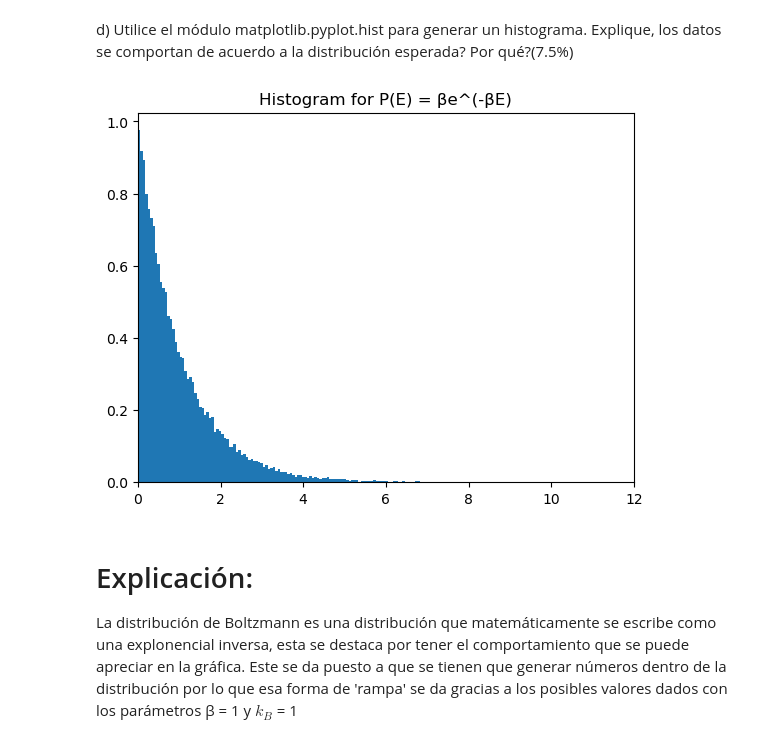
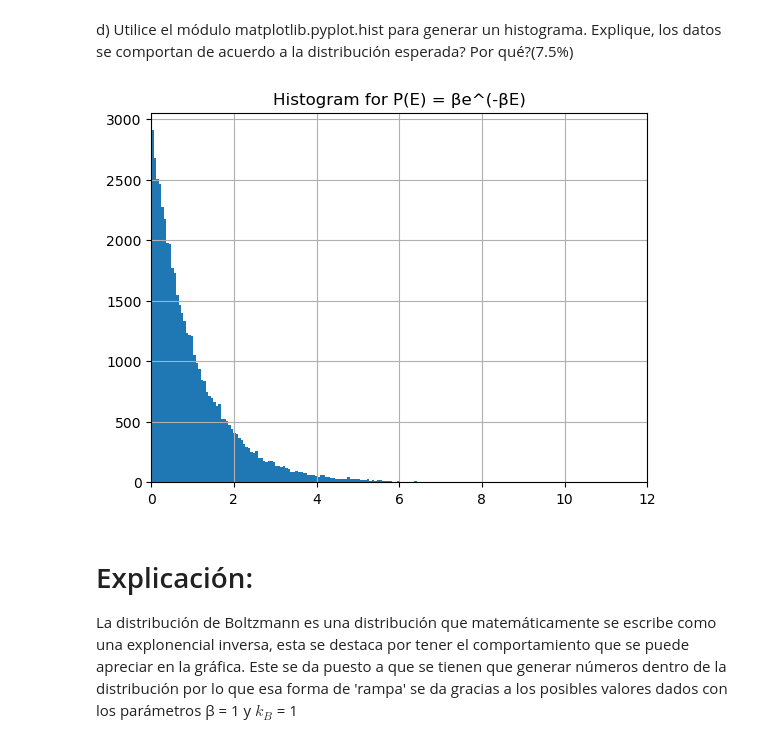
Before and after one commit to davidggonz/ComputationalPhysics, a Jupyter notebook: Exams/Exam_02/segundoparcial.ipynb, the cells around one changed output. Cells and saved outputs as stored; diff of their text form; code cells hidden in the pictures.

```diff
--- a/Exams/Exam_02/segundoparcial.ipynb
+++ b/Exams/Exam_02/segundoparcial.ipynb
@@ -20,7 +20,7 @@ import numpy as np
 import matplotlib.pyplot as plt
 
 def aleatory_nums(beta, N):
-    E = beta * -np.log(1 - np.random.uniform(size = N)) / beta #Se ignora el
+    E = -np.log(1 - np.random.uniform(size = N)) / beta #Se ignora el
     return E
 
 e = aleatory_nums(1,50000)
@@ -31,12 +31,13 @@ hist, bin_edges = np.histogram(e, density=True)
 # %% [markdown]
 d) Utilice el módulo matplotlib.pyplot.hist para generar un histograma. Explique, los datos se comportan de acuerdo a la distribución esperada? Por qué?(7.5%)
 # %%
-plt.hist(e, bins='auto', density = True)  #(Esta línea se puede leer también como matplotlib.pyplot.hist) Se asignan bins automáticos y se hace en términos de densidad
+plt.hist(e, bins='auto')  #(Esta línea se puede leer también como matplotlib.pyplot.hist) Se asignan bins automáticos y se hace en términos de densidad
 plt.title(r"Histogram for P(E) = βe^(-βE)")
+plt.grid()
 plt.xlim(0,12) #Se imponen límites para la mejor apreciación del fenómeno
 plt.show()
 # %% [output]
-[figure, old version]
+[figure, new version]
 # %% [markdown]
 # Explicación:
 
```
Also changed, not shown: parts of 4 cells of this notebook, 1 other file.
